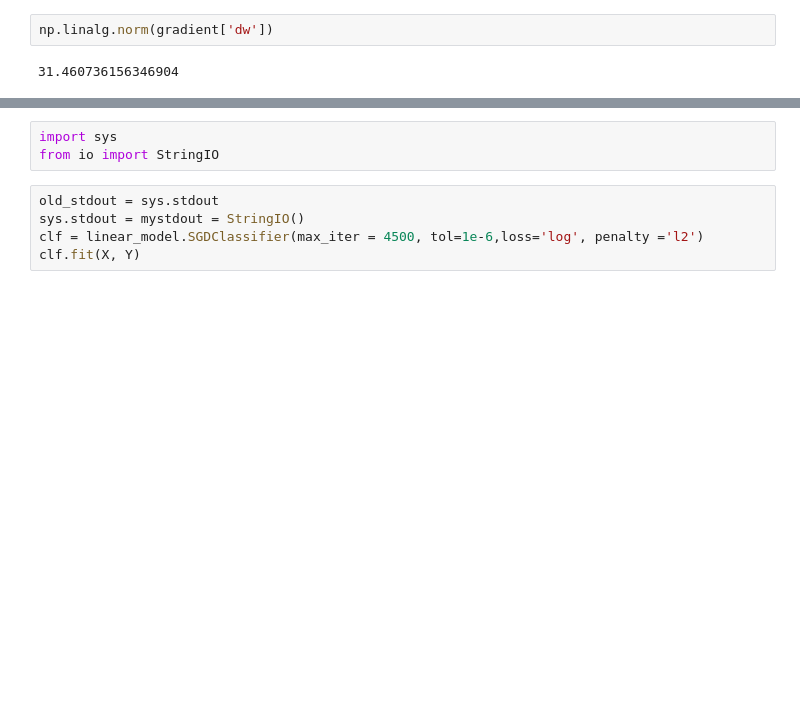
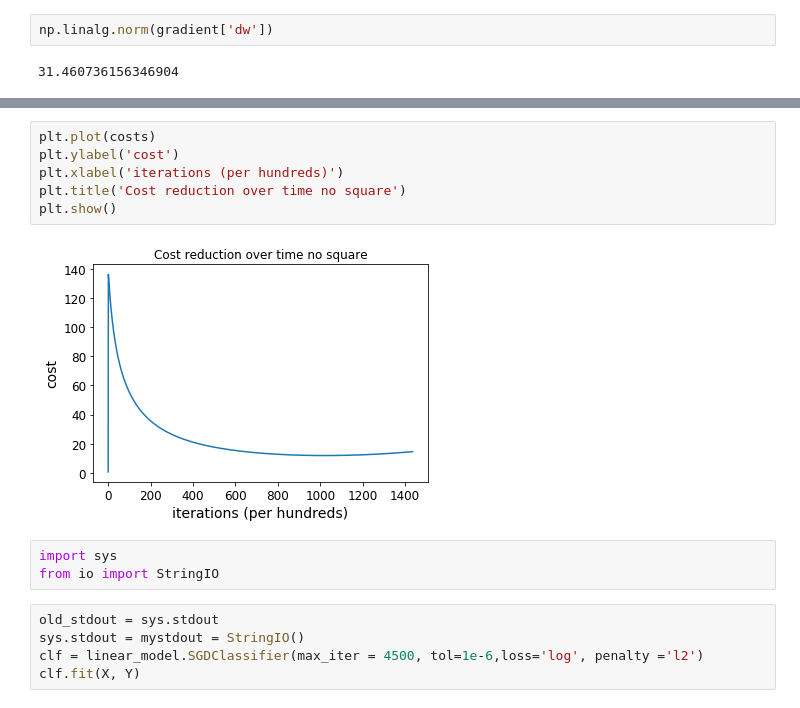
Before and after one commit to fairycloudsi/NNCon, a Jupyter notebook: LR_fast/L2_LR.ipynb, the cells around one changed output, grey strips where cells are left out. Drawn from its saved outputs; the diff is of its cells as text; blank space fills up the shorter version.

```diff
--- a/LR_fast/L2_LR.ipynb
+++ b/LR_fast/L2_LR.ipynb
@@ -146,3 +162,11 @@ plt.show()
+# %%
+plt.plot(costs)
+plt.ylabel('cost')
+plt.xlabel('iterations (per hundreds)')
+plt.title('Cost reduction over time no square')
+plt.show()
+# %% [output]
+[figure, added]
 # %%
 import sys
 from io import StringIO
```
Also changed, not shown: parts of 2 cells of this notebook, 3 other files.
